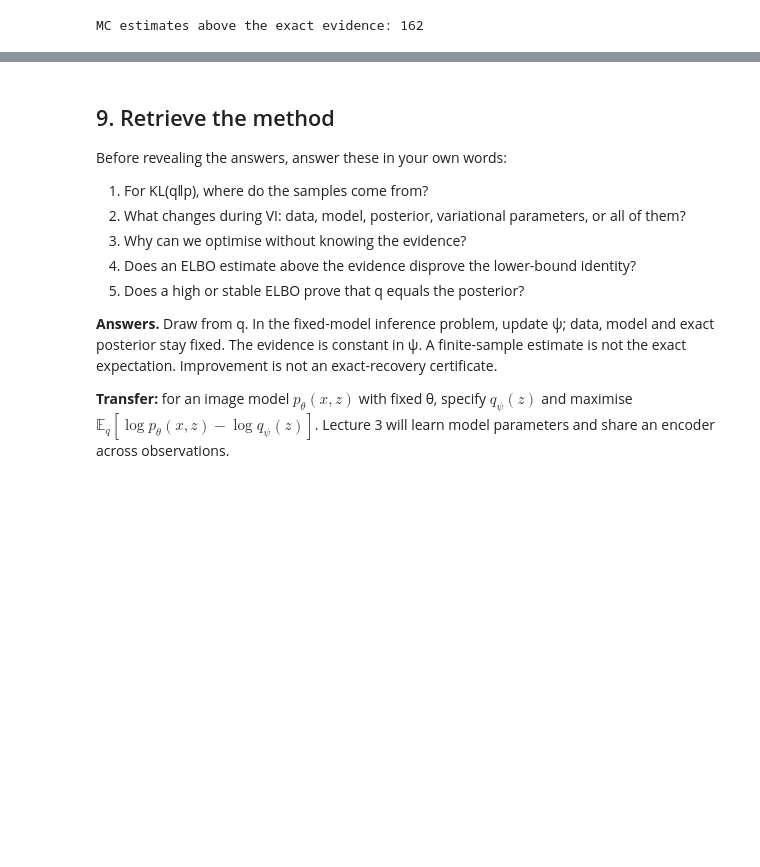
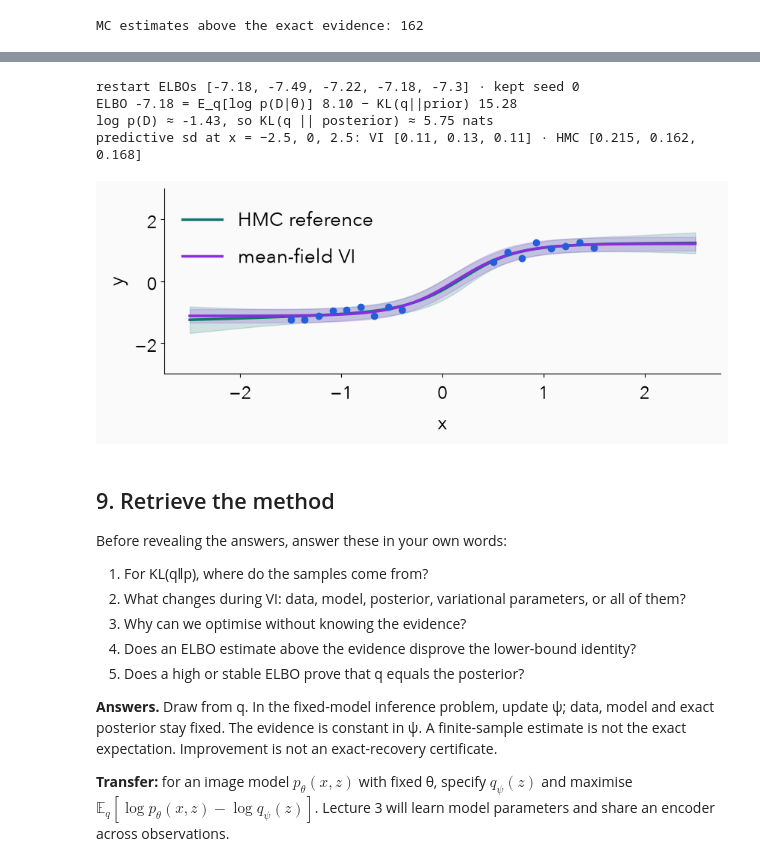
Before and after one commit to nipunbatra/generative, a Jupyter notebook: lectures/lecture1/lecture1-variational-inference.ipynb, the cells around one changed output, grey strips where cells are left out. Cells and saved outputs as stored; diff of their text form; code cells hidden in the pictures; blank space fills up the shorter version.

```diff
--- a/lectures/lecture1/lecture1-variational-inference.ipynb
+++ b/lectures/lecture1/lecture1-variational-inference.ipynb
@@ -886,3 +962,62 @@ q(w) = N(0.235, 0.354^2); exact ELBO -21.6166; grid log p(D) -21.6160; gap = KL(
+# %%
+def fit_bnn_vi(seed, steps=4000, draws=16, lr=.02, record=False):
+    torch.manual_seed(seed)
+    mu = torch.nn.Parameter(.5 * torch.randn(7))
+    rho = torch.nn.Parameter(torch.full((7,), math.log(.1)))
+    opt_vi = torch.optim.Adam([mu, rho], lr=lr)
+    eps_eval = torch.randn(2000, 7)  # fixed draws, so the recorded ELBO curve is smooth
+    frames = []
+    for step in range(steps + 1):
+        q = dist.Normal(mu, rho.exp())
+        if record and ((step <= 200 and step % 5 == 0) or step % 50 == 0):
+            with torch.no_grad():
+                th_eval = mu + rho.exp() * eps_eval
+                F_eval = net(th_eval, x_grid)
+                elbo_eval = bnn_log_lik(th_eval).mean() - dist.kl_divergence(q, theta_prior).sum()
+                frames.append([step, round(number(elbo_eval), 4), [round(v, 4) for v in F_eval.mean(0).tolist()],
+                               [round(v, 4) for v in (F_eval.var(0) + noise_sd ** 2).sqrt().tolist()]])
+        if step == steps:
+            break
+        theta_s = q.rsample((draws,))
+        elbo = bnn_log_lik(theta_s).mean() - dist.kl_divergence(q, theta_prior).sum()
+        opt_vi.zero_grad(); (-elbo).backward(); opt_vi.step()
+    q = dist.Normal(mu.detach(), rho.detach().exp())
+    torch.manual_seed(20_000 + seed)
+    th_final = q.sample((20_000,))
+    expected_log_lik = number(bnn_log_lik(th_final).mean())
+    kl_prior = number(dist.kl_divergence(q, theta_prior).sum())
+    return dict(seed=seed, q=q, frames=frames, expected_log_lik=expected_log_lik, kl_prior=kl_prior,
+                elbo=expected_log_lik - kl_prior)
+restarts = [fit_bnn_vi(seed) for seed in range(5)]
+vi_run = fit_bnn_vi(max(restarts, key=lambda r: r["elbo"])["seed"], record=True)
+assert abs(vi_run["elbo"] - max(r["elbo"] for r in restarts)) < 1e-9  # same seed, same run
+q_vi = vi_run["q"]
+torch.manual_seed(14)
+F_vi = net(q_vi.sample((4000,)), x_grid)
+vi_sd = (F_vi.var(0) + noise_sd ** 2).sqrt()
+assert vi_run["elbo"] < log_evidence_bnn
+fixtures["story"]["bnn"]["vi"] = dict(steps=4000, draws=16, lr=.02, restart_elbos=[r["elbo"] for r in restarts],
+    seed=vi_run["seed"], mu=q_vi.loc.tolist(), sigma=q_vi.scale.tolist(), elbo=vi_run["elbo"],
+    expected_log_lik=vi_run["expected_log_lik"], kl_prior=vi_run["kl_prior"], gap=log_evidence_bnn - vi_run["elbo"],
+    frames=vi_run["frames"], mean=F_vi.mean(0).tolist(), sd=vi_sd.tolist())
+print("restart ELBOs", [round(r["elbo"], 2) for r in restarts], "· kept seed", vi_run["seed"])
+print(f"ELBO {vi_run['elbo']:.2f} = E_q[log p(D|θ)] {vi_run['expected_log_lik']:.2f} − KL(q||prior) {vi_run['kl_prior']:.2f}")
+print(f"log p(D) ≈ {log_evidence_bnn:.2f}, so KL(q || posterior) ≈ {log_evidence_bnn - vi_run['elbo']:.2f} nats")
+print("predictive sd at x = −2.5, 0, 2.5: VI", [round(number(vi_sd[i]), 3) for i in (0, 60, 120)],
+      "· HMC", [round(number(post_sd[i]), 3) for i in (0, 60, 120)])
+fig, ax = plt.subplots(figsize=(8.8, 4))
+for mean, sd, color, label in [(F_post.mean(0), post_sd, C["p"], "HMC reference"), (F_vi.mean(0), vi_sd, C["q"], "mean-field VI")]:
+    ax.fill_between(x_grid, mean - 2 * sd, mean + 2 * sd, color=color, alpha=.18)
+    ax.plot(x_grid, mean, color=color, label=label)
+ax.scatter(x_train, y_train, color=C["data"], zorder=3)
+ax.set(xlabel="x", ylabel="y", ylim=(-3, 3)); ax.legend(frameon=False)
+savefig("bnn-vi-vs-hmc")
+# %% [output]
+restart ELBOs [-7.18, -7.49, -7.22, -7.18, -7.3] · kept seed 0
+ELBO -7.18 = E_q[log p(D|θ)] 8.10 − KL(q||prior) 15.28
+log p(D) ≈ -1.43, so KL(q || posterior) ≈ 5.75 nats
+predictive sd at x = −2.5, 0, 2.5: VI [0.11, 0.13, 0.11] · HMC [0.215, 0.162, 0.168]
+[figure, added]
 # %% [markdown]
 ## 9. Retrieve the method
 
```
Also changed, not shown: parts of 12 cells of this notebook, 39 other files.
